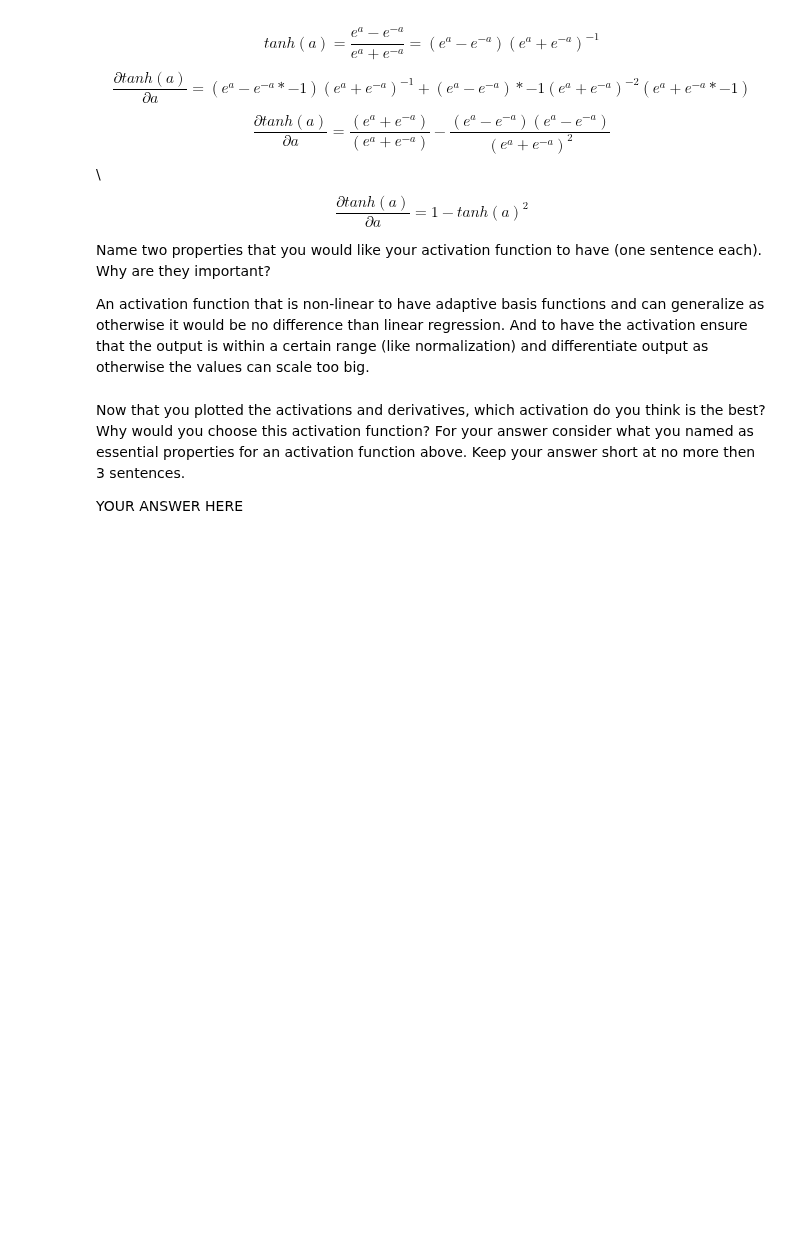
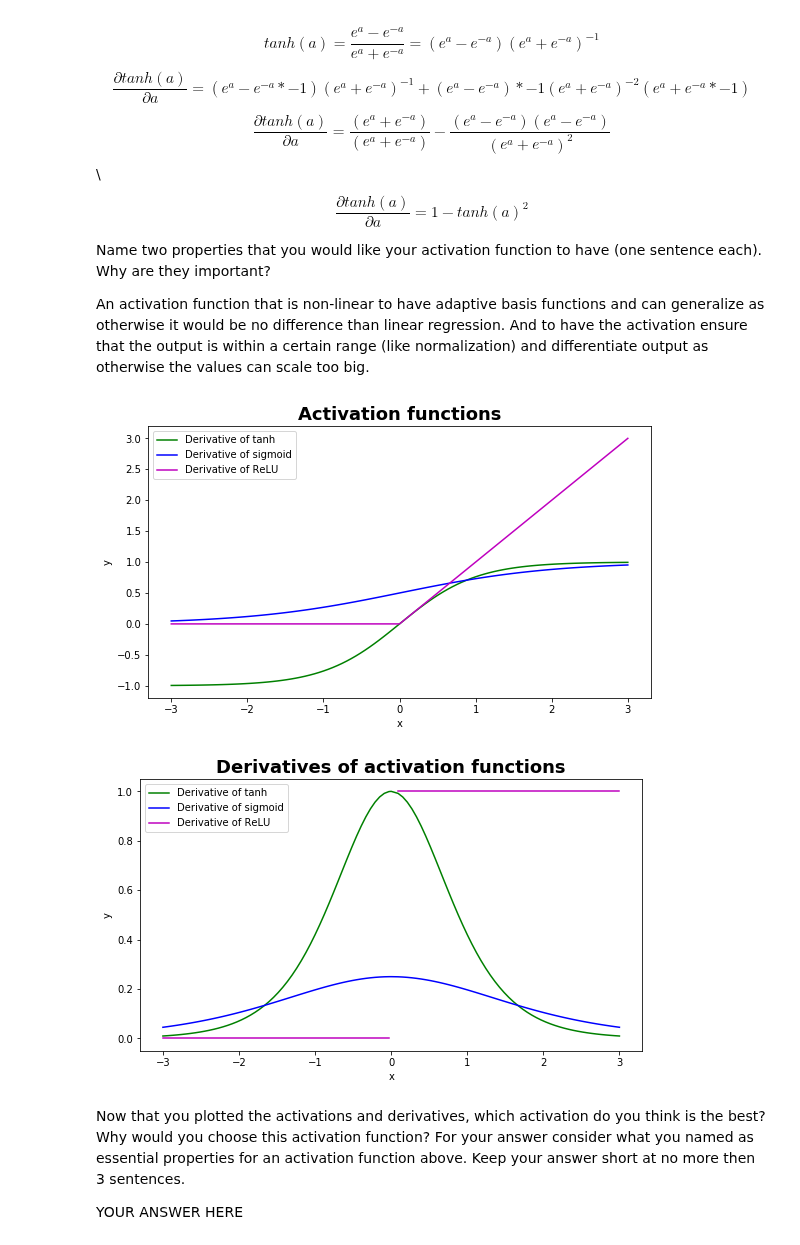
Before and after one commit to ML77777/ML1-18, a Jupyter notebook: Marvin/lab2.ipynb, the cells around one changed output. Cells and saved outputs as stored; diff of their text form; code cells hidden in the pictures; blank space fills up the shorter version.

```diff
--- a/Marvin/lab2.ipynb
+++ b/Marvin/lab2.ipynb
@@ -1111,3 +1101,69 @@ raise NotImplementedError()
+# %%
+# plot the function and the derivative for the activations sigmoid, tanh and ReLU.
+
+# YOUR CODE HERE
+# plot the function and the derivative for the activations sigmoid, tanh and ReLU.
+def tanh(x):
+    return (np.exp(x) - np.exp(-x))/(np.exp(x) + np.exp(-x))
+
+def tanhder(x):
+    return 1 - (tanh(x))**2
+
+def sigmoid(x):
+    return 1/(1 + np.exp(-x))
+
+def sigmoidder(x):
+    return np.multiply(sigmoid(x), (1 - sigmoid(x)))
+
+def relu(x):
+    max_values = x * (x > 0)
+
+    return max_values
+
+def reluder(x):
+    y = np.zeros((x.shape[0],))
+    for i in range(x.shape[0]):
+        if x[i] == 0:
+            y[i] = None
+        elif x[i] > 0:
+            y[i] = 1
+    return y
+
+x = np.linspace(-3, 3, num=100)
+x[50] = 0
+
+tanh_value = tanh(x)
+sig_value = sigmoid(x)
+relu_value = relu(x)
+
+fontsize = 18
+#plt.subplot(1,2,1)
+plt.plot(x, tanh_value, 'g', label="Derivative of tanh")
+plt.plot(x, sig_value, 'b', label="Derivative of sigmoid")
+plt.plot(x, relu_value, 'm', label="Derivative of ReLU")
+plt.xlabel("x")
+plt.ylabel("y")
+plt.title("Activation functions",fontsize=fontsize,fontweight="bold")
+plt.legend()
+plt.show()
+
+tanhder_value = tanhder(x)
+sigder_value = sigmoidder(x)
+reluder_value = reluder(x)
+
+#plt.subplot(1,2,2)
+plt.plot(x, tanhder_value, 'g', label="Derivative of tanh")
+plt.plot(x, sigder_value, 'b', label="Derivative of sigmoid")
+plt.plot(x, reluder_value, 'm', label="Derivative of ReLU")
+plt.xlabel("x")
+plt.ylabel("y")
+plt.title("Derivatives of activation functions",fontsize=fontsize,fontweight="bold")
+plt.legend()
+
+plt.show()
+# %% [output]
+[figure, added]
+[figure, added]
 # %% [markdown]
 Now that you plotted the activations and derivatives, which activation do you think is the best? Why would you choose this activation function? For your answer consider what you named as essential properties for an activation function above. Keep your answer short at no more then 3 sentences.
 
```
Also changed, not shown: parts of 4 cells of this notebook.
